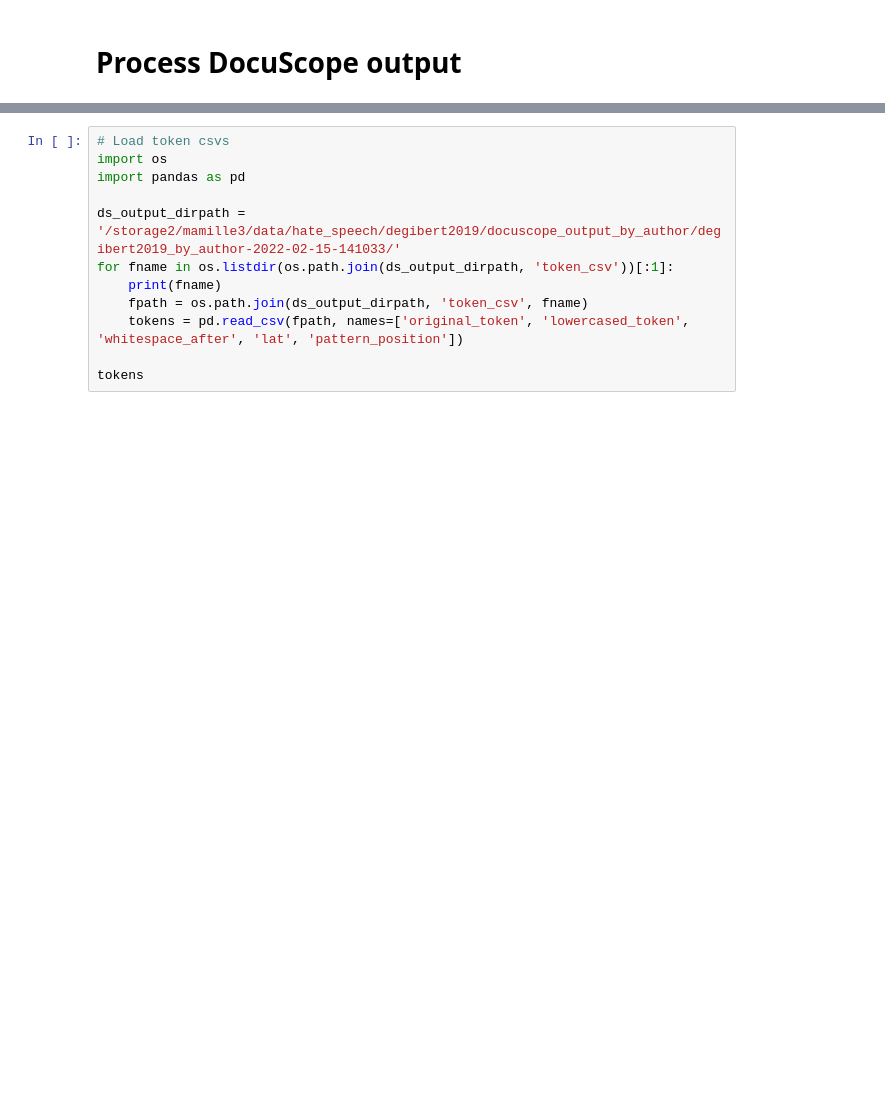
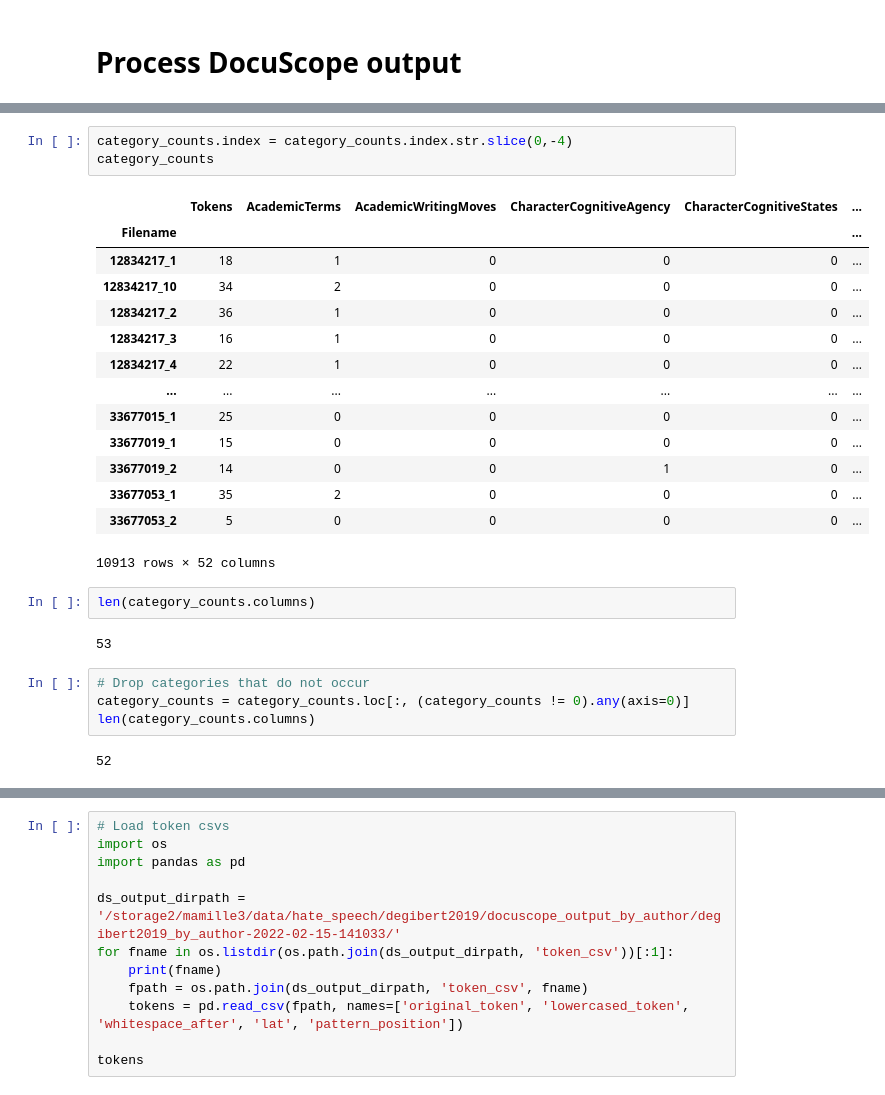
Before and after one commit to michaelmilleryoder/hate_speech_rhetoric, a Jupyter notebook: jupyter/docuscope_output.ipynb, the cells around one changed output, grey strips where cells are left out. Drawn from its saved outputs; the diff is of its cells as text; blank space fills up the shorter version.

```diff
--- a/jupyter/docuscope_output.ipynb
+++ b/jupyter/docuscope_output.ipynb
@@ -2,0 +25,28 @@
+# %%
+category_counts.index = category_counts.index.str.slice(0,-4)
+category_counts
+# %% [output]
+|  | Tokens | AcademicTerms | AcademicWritingMoves | CharacterCognitiveAgency | CharacterCognitiveStates | ... |
+| Filename |  |  |  |  |  | ... |
+| 12834217_1 | 18 | 1 | 0 | 0 | 0 | ... |
+| 12834217_10 | 34 | 2 | 0 | 0 | 0 | ... |
+| 12834217_2 | 36 | 1 | 0 | 0 | 0 | ... |
+| 12834217_3 | 16 | 1 | 0 | 0 | 0 | ... |
+| 12834217_4 | 22 | 1 | 0 | 0 | 0 | ... |
+| ... | ... | ... | ... | ... | ... | ... |
+| 33677015_1 | 25 | 0 | 0 | 0 | 0 | ... |
+| 33677019_1 | 15 | 0 | 0 | 0 | 0 | ... |
+| 33677019_2 | 14 | 0 | 0 | 1 | 0 | ... |
+| 33677053_1 | 35 | 2 | 0 | 0 | 0 | ... |
+| 33677053_2 | 5 | 0 | 0 | 0 | 0 | ... |
+10913 rows × 52 columns
+# %%
+len(category_counts.columns)
+# %% [output]
+53
+# %%
+# Drop categories that do not occur
+category_counts = category_counts.loc[:, (category_counts != 0).any(axis=0)]
+len(category_counts.columns)
+# %% [output]
+52
```
Also changed, not shown: parts of 9 cells of this notebook, 1 other file.
